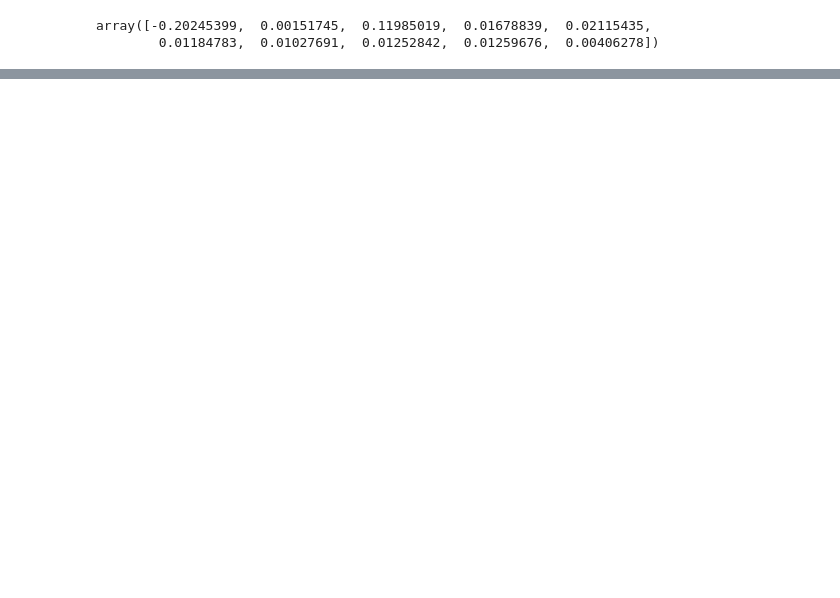
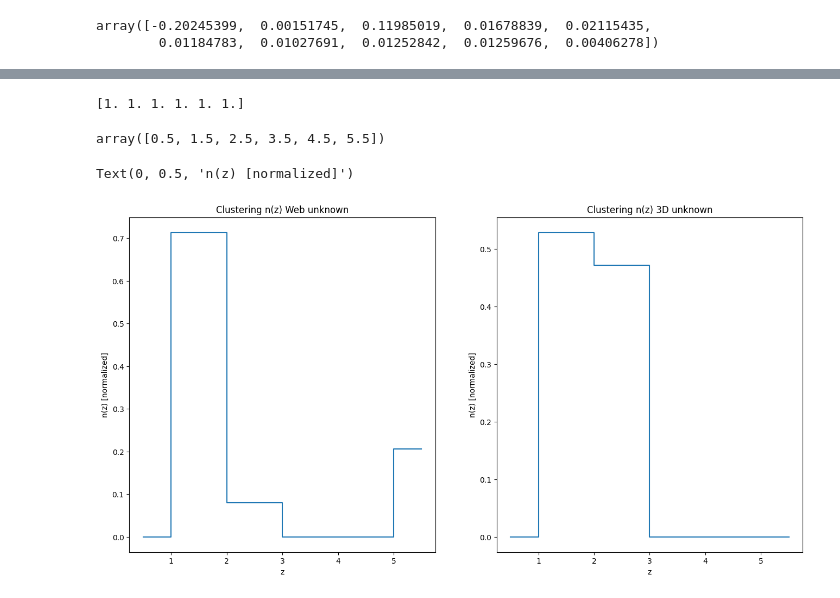
Before and after one commit to AndreasSvaerke/Mastercode_new, a Jupyter notebook: Yet_Another_Wizz.ipynb, the cells around one changed output, grey strips where cells are left out. Drawn from its saved outputs; the diff is of its cells as text; code cells hidden in the pictures; blank space fills up the shorter version.

```diff
--- a/Yet_Another_Wizz.ipynb
+++ b/Yet_Another_Wizz.ipynb
@@ -547,25 +320,0 @@ len(theta_Web['CCF_DP']['0.0-1.0'].to('deg').value)
-# %%
-values_web_DP = []
-values_web_LS = []
-for angle in range(len(angles)):
-    value_web_DP = []
-    value_web_LS = []
-    for z in z_bins:
-        value_web_DP.append(Omega_Web['CCF_DP'][z][angle])
-        value_web_LS.append(Omega_Web['CCF_LS'][z][angle])
-
-    values_web_DP.append(value_web_DP)
-    values_web_LS.append(value_web_DP)
-
-
-values_3D_DP = []
-values_3D_LS = []
-for angle in range(len(angles)):
-    value_3D_DP = []
-    value_3D_LS = []
-    for z in z_bins:
-        value_3D_DP.append(Omega_3D['CCF_DP'][z][angle])
-        value_3D_LS.append(Omega_3D['CCF_LS'][z][angle])
-
-    values_3D_DP.append(value_3D_DP)
-    values_3D_LS.append(value_3D_DP)
@@ -654,0 +476,28 @@ Text(0, 0.5, '?!?!?')
+# %%
+z_edges = np.array([0.0, 1.0, 2.0, 3.0, 4.0, 5.0, 6.0])
+z_centers = 0.5 * (z_edges[:-1] + z_edges[1:])   # midpoints
+dz = np.diff(z_edges)  # here all = 1.0
+
+print(dz)
+# %% [output]
+[1. 1. 1. 1. 1. 1.]
+# %%
+z_centers
+# %% [output]
+array([0.5, 1.5, 2.5, 3.5, 4.5, 5.5])
+# %%
+plt.figure(figsize=(16,8))
+
+plt.subplot(1,2,1)
+plt.title('Clustering n(z) Web unknown')
+plt.step(z_centers, nz_web, where='mid', label='Web unknown')
+plt.xlabel('z')
+plt.ylabel('n(z) [normalized]')
+plt.subplot(1,2,2)
+plt.title('Clustering n(z) 3D unknown')
+plt.step(z_centers, nz_3d, where='mid', label='3D unknown')
+plt.xlabel('z')
+plt.ylabel('n(z) [normalized]')
+# %% [output]
+Text(0, 0.5, 'n(z) [normalized]')
+[figure, added]
```
Also changed, not shown: parts of 35 cells of this notebook, 1 other file.
